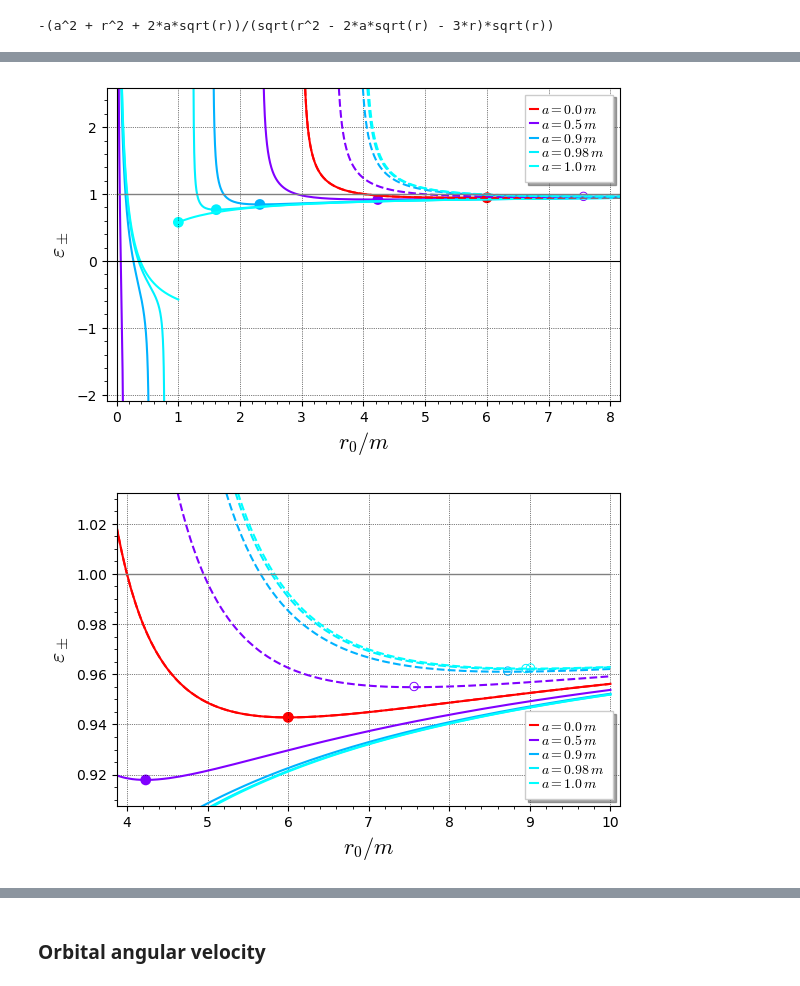
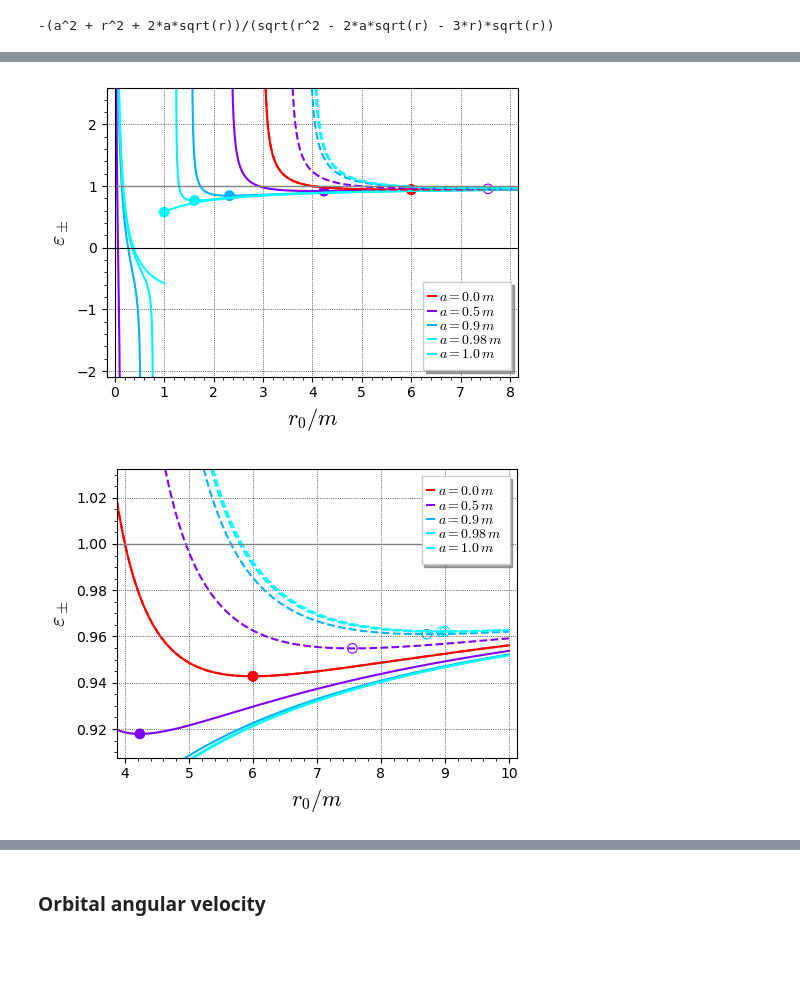
Before and after one commit to egourgoulhon/BHLectures, a Jupyter notebook: sage/Kerr_circular_orbits.ipynb, the cells around one changed output, grey strips where cells are left out. Drawn from its saved outputs; the diff is of its cells as text; code cells hidden in the pictures; blank space fills up the shorter version.

```diff
--- a/sage/Kerr_circular_orbits.ipynb
+++ b/sage/Kerr_circular_orbits.ipynb
@@ -171,17 +170,19 @@ g
 # %%
 r_max = 10
 for a1 in al:
     g += plot(eps_p(a1, r), (r, 1.001*r_min_p(a1), r_max), color=hue(a1/ah),
               thickness=1.5, legend_label=r"$a = {}\, m$".format(float(a1)))
     ri = 1.00001*r_isco_p(a1)  # 1.00001 to avoid 0/0 for a1=1
     g += point((ri, eps_p(a1, ri)), color=hue(a1/ah), size=60)
 for a1 in al:
     g += plot(eps_m(a1, r), (r, 1.001*r_min_m(a1), r_max), thickness=1.5,
               linestyle='--', color=hue(a1/ah))
     ri = r_isco_m(a1)
     if ri < r_max:
         g += point((ri, eps_m(a1, ri)), color=hue(a1/ah), marker=r'$\circ$', size=60)
 g += line([(0,1), (r_max, 1)], color='grey')
-show(g, ymin=-2, ymax=2.5, xmax=8)
+g.set_legend_options(loc='lower right')
+g.show(ymin=-2, ymax=2.5, xmax=8, figsize=5)
+g.save('gek_eps_circ_orb.pdf', ymin=-2, ymax=2.5, xmax=8, figsize=5)
 # %% [output]
-[figure, old version]
+[figure, new version]
@@ -190,4 +189,7 @@ g.save('gek_eps_circ_orb.pdf', ymin=-2, ymax=2.5, xmax=8)
 # %%
-show(g, xmin=4, xmax=r_max, ymin=0.91, ymax=1.03)
+g.set_legend_options(loc='upper right')
+g.show(xmin=4, xmax=r_max, ymin=0.91, ymax=1.03, figsize=5)
+g.save('gek_eps_circ_orb_zoom.pdf', xmin=4, xmax=r_max,
+       ymin=0.91, ymax=1.03, figsize=5)
 # %% [output]
-[figure, old version]
+[figure, new version]
```
Also changed, not shown: parts of 46 cells of this notebook, 16 other files.
